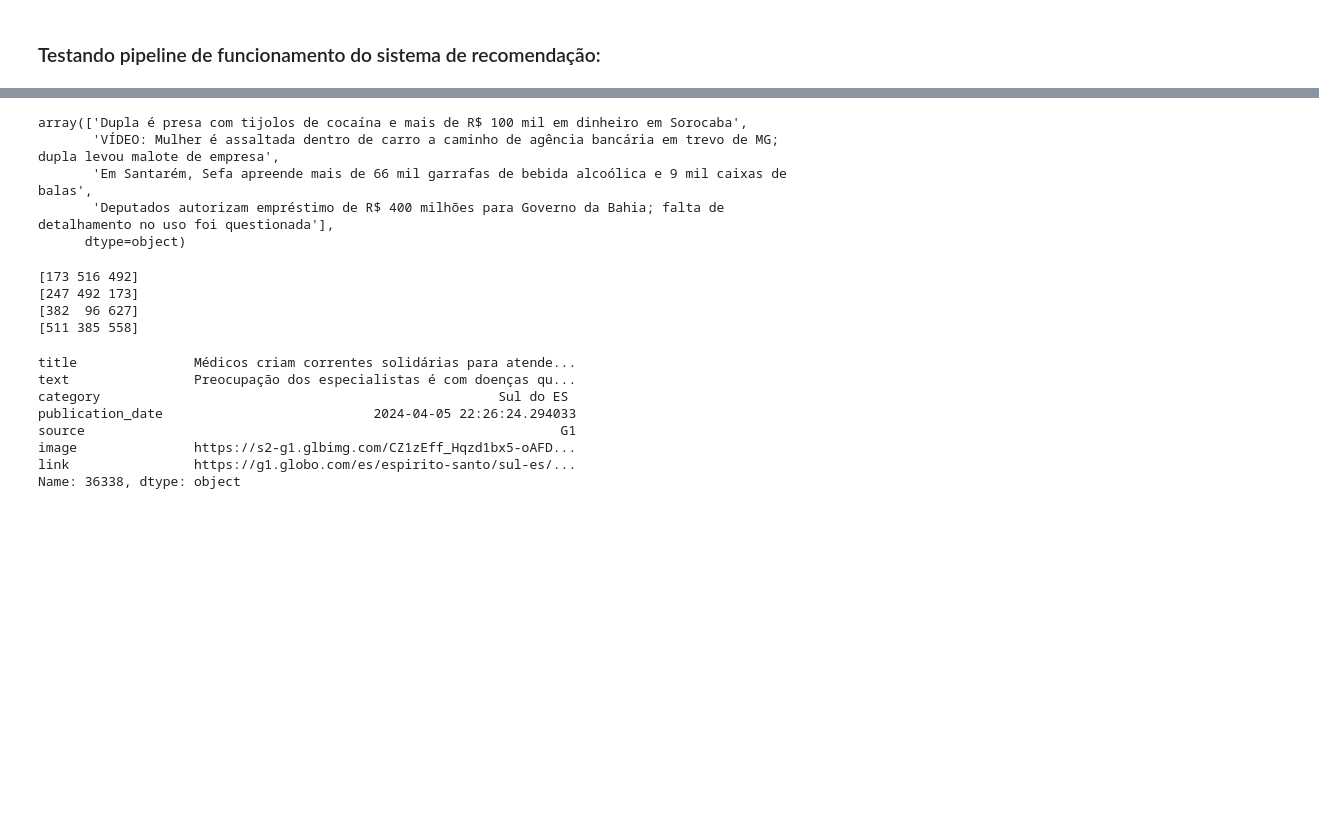
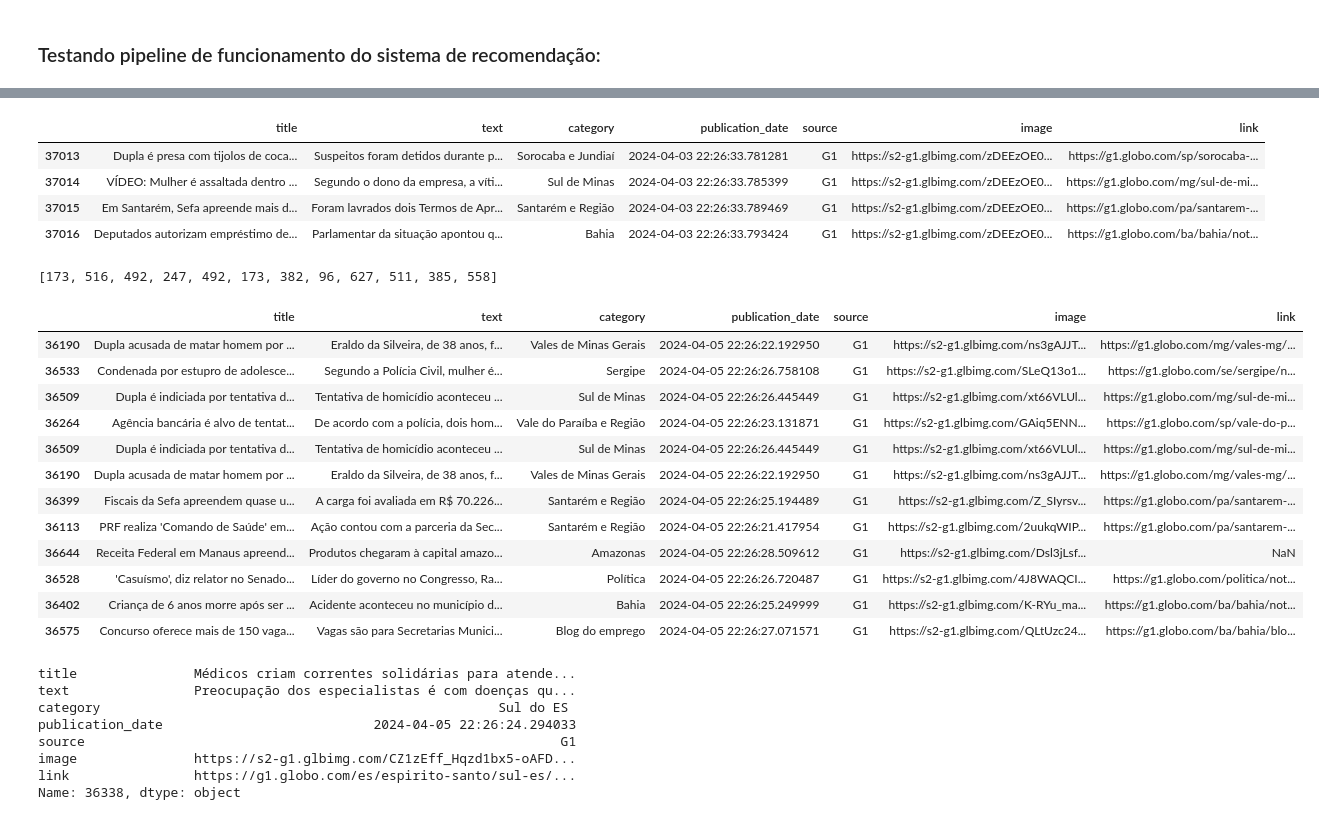
Before and after one commit to caiochacon/agregador-de-noticias, a Jupyter notebook: notebooks/recommendation_system.ipynb, the cells around one changed output, grey strips where cells are left out. Drawn from its saved outputs; the diff is of its cells as text; code cells hidden in the pictures; blank space fills up the shorter version.

Commit message:
Novo pipeline de funcionamento:  - Entrando dataset com targets  - Saindo datasets com recomendações

```diff
--- a/notebooks/recommendation_system.ipynb
+++ b/notebooks/recommendation_system.ipynb
@@ -191,25 +175,39 @@ dataset_test
 # %%
 recomendation_system = RunRecomendationSystem(dataset_origin)
 # %%
-targets = dataset_test[-4:]['title'].values
+targets = dataset_test[-4:]
 # %%
 targets
 # %% [output]
-array(['Dupla é presa com tijolos de cocaína e mais de R$ 100 mil em dinheiro em Sorocaba',
-       'VÍDEO: Mulher é assaltada dentro de carro a caminho de agência bancária em trevo de MG; dupla levou malote de empresa',
-       'Em Santarém, Sefa apreende mais de 66 mil garrafas de bebida alcoólica e 9 mil caixas de balas',
-       'Deputados autorizam empréstimo de R$ 400 milhões para Governo da Bahia; falta de detalhamento no uso foi questionada'],
-      dtype=object)
+|  | title | text | category | publication_date | source | image | link |
+| 37013 | Dupla é presa com tijolos de coca... | Suspeitos foram detidos durante p... | Sorocaba e Jundiaí | 2024-04-03 22:26:33.781281 | G1 | https://s2-g1.glbimg.com/zDEEzOE0... | https://g1.globo.com/sp/sorocaba-... |
+| 37014 | VÍDEO: Mulher é assaltada dentro ... | Segundo o dono da empresa, a víti... | Sul de Minas | 2024-04-03 22:26:33.785399 | G1 | https://s2-g1.glbimg.com/zDEEzOE0... | https://g1.globo.com/mg/sul-de-mi... |
+| 37015 | Em Santarém, Sefa apreende mais d... | Foram lavrados dois Termos de Apr... | Santarém e Região | 2024-04-03 22:26:33.789469 | G1 | https://s2-g1.glbimg.com/zDEEzOE0... | https://g1.globo.com/pa/santarem-... |
+| 37016 | Deputados autorizam empréstimo de... | Parlamentar da situação apontou q... | Bahia | 2024-04-03 22:26:33.793424 | G1 | https://s2-g1.glbimg.com/zDEEzOE0... | https://g1.globo.com/ba/bahia/not... |
-# %%
-print(recomendation_system.run(targets[0], dataset_test[:-4]))
-print(recomendation_system.run(targets[1], dataset_test[:-4]))
-print(recomendation_system.run(targets[2], dataset_test))
-print(recomendation_system.run(targets[3], dataset_test[:-4]))
-# %% [output]
-[173 516 492]
-[247 492 173]
-[382  96 627]
-[511 385 558]
+# %%
+idxs = recomendation_system.run(targets, dataset_test[:-4])
+# %%
+idxs
+# %% [output]
+[173, 516, 492, 247, 492, 173, 382, 96, 627, 511, 385, 558]
+# %%
+dataset_recomendations = dataset_test[:-4].iloc[idxs]
+# %%
+dataset_recomendations
+# %% [output]
+|  | title | text | category | publication_date | source | image | link |
+| 36190 | Dupla acusada de matar homem por ... | Eraldo da Silveira, de 38 anos, f... | Vales de Minas Gerais | 2024-04-05 22:26:22.192950 | G1 | https://s2-g1.glbimg.com/ns3gAJJT... | https://g1.globo.com/mg/vales-mg/... |
+| 36533 | Condenada por estupro de adolesce... | Segundo a Polícia Civil, mulher é... | Sergipe | 2024-04-05 22:26:26.758108 | G1 | https://s2-g1.glbimg.com/SLeQ13o1... | https://g1.globo.com/se/sergipe/n... |
+| 36509 | Dupla é indiciada por tentativa d... | Tentativa de homicídio aconteceu ... | Sul de Minas | 2024-04-05 22:26:26.445449 | G1 | https://s2-g1.glbimg.com/xt66VLUl... | https://g1.globo.com/mg/sul-de-mi... |
+| 36264 | Agência bancária é alvo de tentat... | De acordo com a polícia, dois hom... | Vale do Paraíba e Região | 2024-04-05 22:26:23.131871 | G1 | https://s2-g1.glbimg.com/GAiq5ENN... | https://g1.globo.com/sp/vale-do-p... |
+| 36509 | Dupla é indiciada por tentativa d... | Tentativa de homicídio aconteceu ... | Sul de Minas | 2024-04-05 22:26:26.445449 | G1 | https://s2-g1.glbimg.com/xt66VLUl... | https://g1.globo.com/mg/sul-de-mi... |
+| 36190 | Dupla acusada de matar homem por ... | Eraldo da Silveira, de 38 anos, f... | Vales de Minas Gerais | 2024-04-05 22:26:22.192950 | G1 | https://s2-g1.glbimg.com/ns3gAJJT... | https://g1.globo.com/mg/vales-mg/... |
+| 36399 | Fiscais da Sefa apreendem quase u... | A carga foi avaliada em R$ 70.226... | Santarém e Região | 2024-04-05 22:26:25.194489 | G1 | https://s2-g1.glbimg.com/Z_SIyrsv... | https://g1.globo.com/pa/santarem-... |
+| 36113 | PRF realiza 'Comando de Saúde' em... | Ação contou com a parceria da Sec... | Santarém e Região | 2024-04-05 22:26:21.417954 | G1 | https://s2-g1.glbimg.com/2uukqWIP... | https://g1.globo.com/pa/santarem-... |
+| 36644 | Receita Federal em Manaus apreend... | Produtos chegaram à capital amazo... | Amazonas | 2024-04-05 22:26:28.509612 | G1 | https://s2-g1.glbimg.com/Dsl3jLsf... | NaN |
+| 36528 | 'Casuísmo', diz relator no Senado... | Líder do governo no Congresso, Ra... | Política | 2024-04-05 22:26:26.720487 | G1 | https://s2-g1.glbimg.com/4J8WAQCI... | https://g1.globo.com/politica/not... |
+| 36402 | Criança de 6 anos morre após ser ... | Acidente aconteceu no município d... | Bahia | 2024-04-05 22:26:25.249999 | G1 | https://s2-g1.glbimg.com/K-RYu_ma... | https://g1.globo.com/ba/bahia/not... |
+| 36575 | Concurso oferece mais de 150 vaga... | Vagas são para Secretarias Munici... | Blog do emprego | 2024-04-05 22:26:27.071571 | G1 | https://s2-g1.glbimg.com/QLtUzc24... | https://g1.globo.com/ba/bahia/blo... |
 # %%
 dataset_test.iloc[321]
 # %% [output]
```
Also changed, not shown: parts of 1 cell of this notebook, 1 other file.
